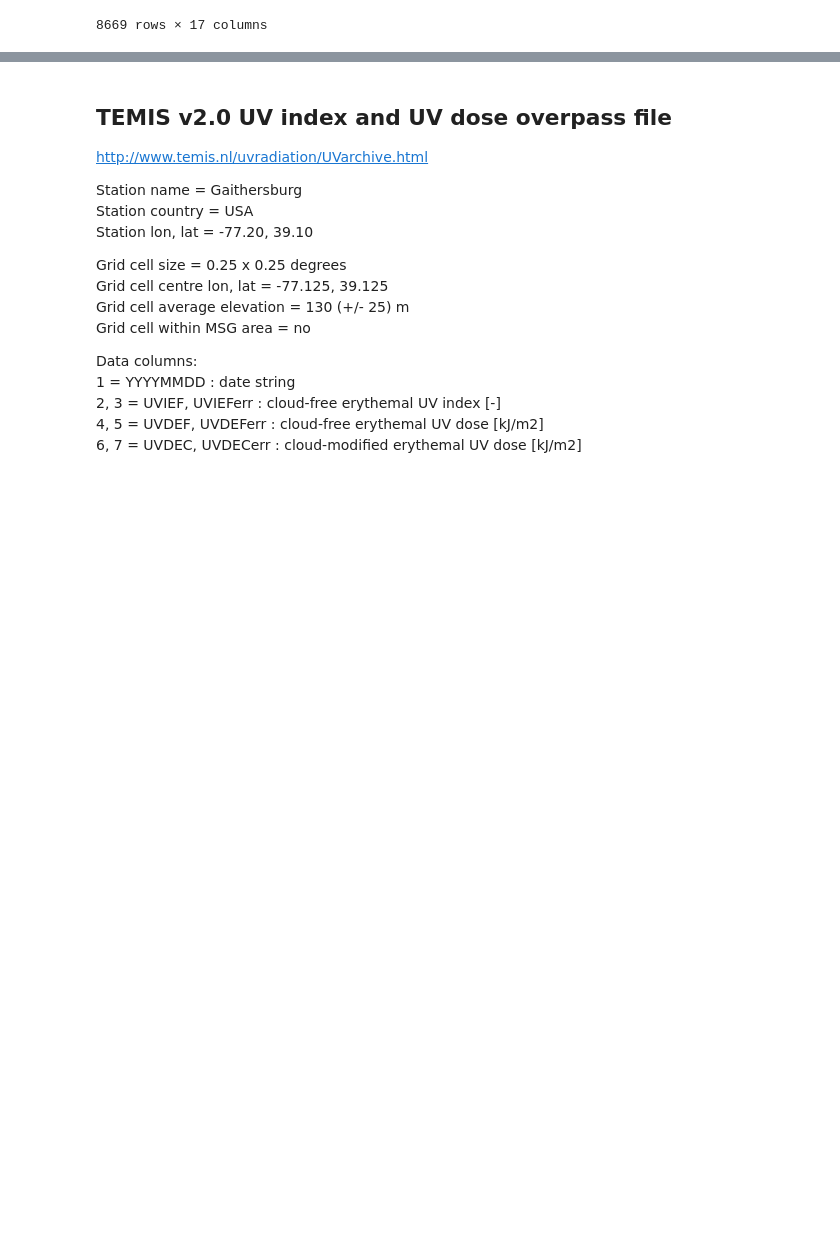
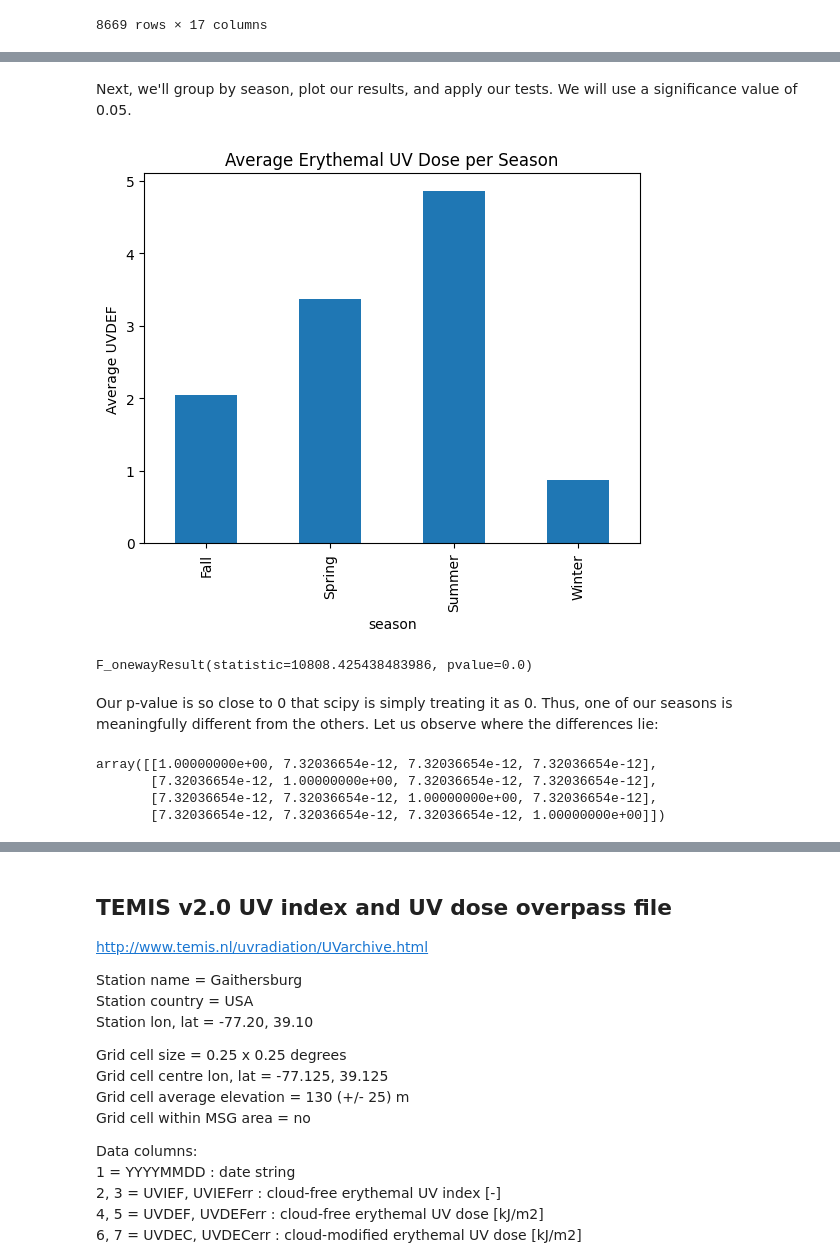
Before and after one commit to mrybak06/cmsc320-project, a Jupyter notebook: uv_Gaithersburg_USA_jupyter.ipynb, the cells around one changed output, grey strips where cells are left out. Drawn from its saved outputs; the diff is of its cells as text; code cells hidden in the pictures; blank space fills up the shorter version.

```diff
--- a/uv_Gaithersburg_USA_jupyter.ipynb
+++ b/uv_Gaithersburg_USA_jupyter.ipynb
@@ -23,2 +30,0 @@ df['YYYYMMDD'] = pd.to_datetime(df['YYYYMMDD'], format='%Y%m%d')
-# %%
-df['YYYYMMDD'] = df['YYYYMMDD'].dt.strftime('%Y-%m-%d')
@@ -44,0 +58,3 @@ memory usage: 1.1+ MB
+# %%
+df = df.drop(['UVDEC', 'UVDECerr', 'UVDVC', 'UVDVCerr', 'UVDDC', 'UVDDCerr', 'CMF',], axis=1, errors="ignore")
+df
@@ -44,0 +91,17 @@ memory usage: 1.1+ MB
+# %%
+hypo1_df = df
+
+def get_season(month):
+    if month in [12, 1, 2]:
+        return 'Winter'
+    elif month in [3, 4, 5]:
+        return 'Spring'
+    elif month in [6, 7, 8]:
+        return 'Summer'
+    else:
+        return 'Fall'
+
+hypo1_df['season'] = hypo1_df['YYYYMMDD'].dt.month.apply(get_season)
+hypo1_df = hypo1_df.reindex(columns=['YYYYMMDD', 'season', 'UVIEF', 'UVIEFerr', 'UVDEF', 'UVDEFerr', 'UVDVF',
+       'UVDVFerr', 'UVDDF', 'UVDDFerr', 'ozone'])
+hypo1_df
@@ -44,0 +122,30 @@ memory usage: 1.1+ MB
+# %% [markdown]
+Next, we'll group by season, plot our results, and apply our tests. We will use a significance value of 0.05.
+# %%
+import matplotlib.pyplot as plt
+
+hypo1_df.groupby("season")["UVDEF"].mean().plot(kind="bar")
+plt.ylabel("Average UVDEF")
+plt.title("Average Erythemal UV Dose per Season")
+plt.show()
+# %% [output]
+[figure, added]
+# %%
+from scipy import stats
+
+groups = [group["UVDEF"].values for _, group in hypo1_df.groupby("season")]
+stats.f_oneway(*groups)
+# %% [output]
+F_onewayResult(statistic=10808.425438483986, pvalue=0.0)
+# %% [markdown]
+Our p-value is so close to 0 that scipy is simply treating it as 0. Thus, one of our seasons is meaningfully different from the others. Let us observe where the differences lie:
+# %%
+from scipy.stats import tukey_hsd
+
+result = tukey_hsd(*groups).pvalue
+display(result)
+# %% [output]
+array([[1.00000000e+00, 7.32036654e-12, 7.32036654e-12, 7.32036654e-12],
+       [7.32036654e-12, 1.00000000e+00, 7.32036654e-12, 7.32036654e-12],
+       [7.32036654e-12, 7.32036654e-12, 1.00000000e+00, 7.32036654e-12],
+       [7.32036654e-12, 7.32036654e-12, 7.32036654e-12, 1.00000000e+00]])
```
Also changed, not shown: parts of 34 cells of this notebook.
